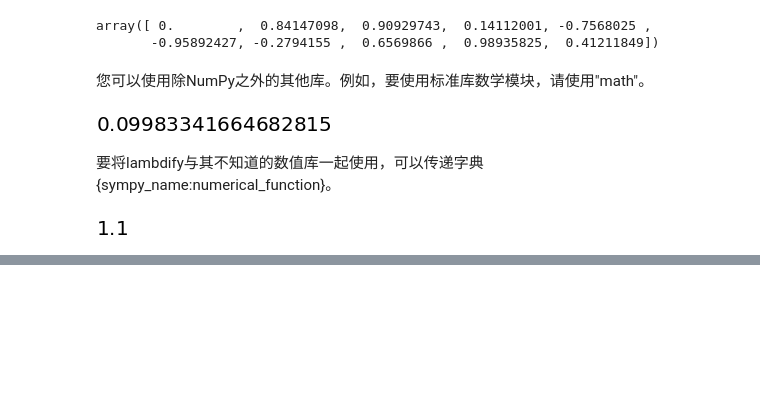
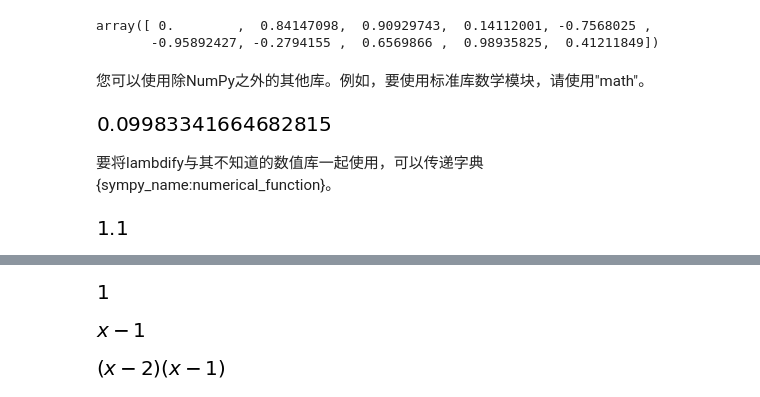
Before and after one commit to goodchinas/pyquant, a Jupyter notebook: 36.1 sympy-数学符号计算.ipynb, the cells around one changed output, grey strips where cells are left out. Saved outputs shown, nothing was run; the diff lists cells and outputs as text; code cells hidden in the pictures; blank space fills up the shorter version.

```diff
--- a/36.1 sympy-数学符号计算.ipynb
+++ b/36.1 sympy-数学符号计算.ipynb
@@ -461,0 +631,12 @@ f(.1)
+# %%
+simplify(sin(x)**2+cos(x)**2)
+# %% [output]
+[figure, added]
+# %%
+simplify((x**3+x**2-x-1)/(x**2+2*x+1))
+# %% [output]
+[figure, added]
+# %%
+simplify(gamma(x)/gamma(x-2))
+# %% [output]
+[figure, added]
```
Also changed, not shown: parts of 241 cells of this notebook, 2 other files.
